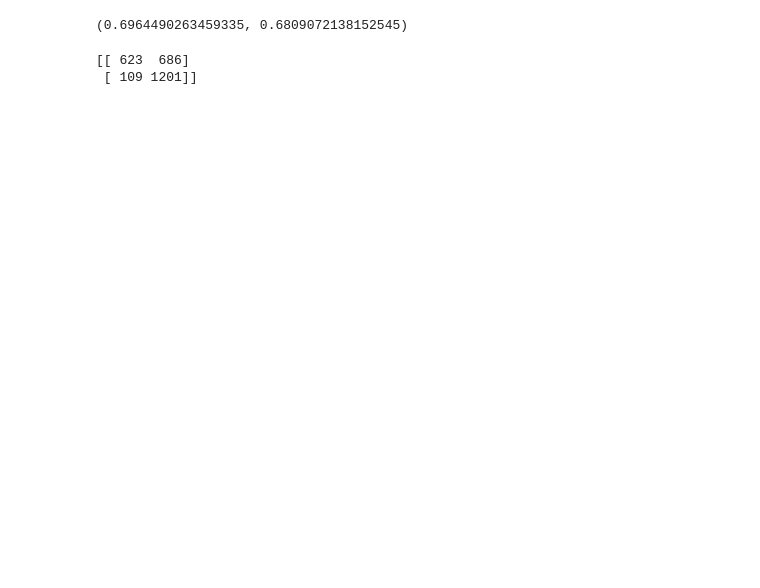
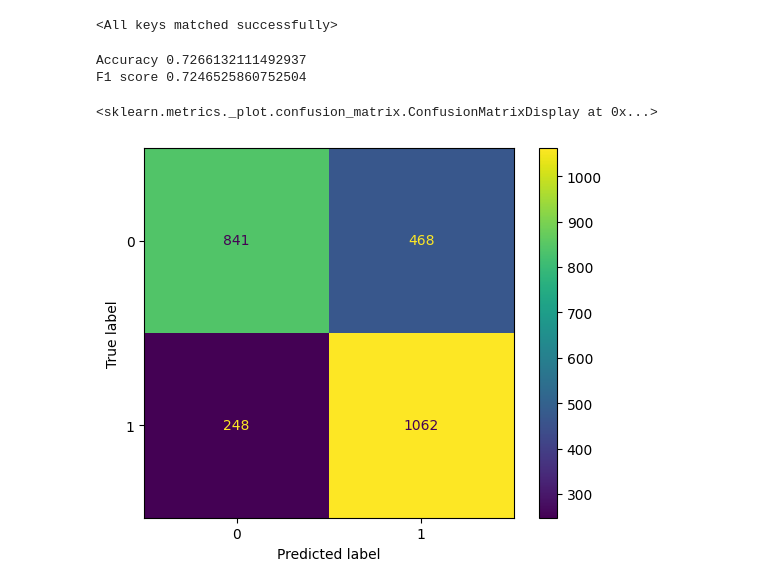
Before and after one commit to MatteoFasulo/ECG-Chagas, a Jupyter notebook: kaggle.ipynb, the cells around one changed output. Cells and saved outputs as stored; diff of their text form; code cells hidden in the pictures; blank space fills up the shorter version.

```diff
--- a/kaggle.ipynb
+++ b/kaggle.ipynb
@@ -983,11 +993,11 @@ NameError: name 'model' is not defined
 device = torch.device("cuda" if torch.cuda.is_available() else "cpu")
 
 # Initialize model
-model = Net1D(in_channels=12, base_filters=16, ratio=1, filter_list=[64, 160, 160, 400, 400, 1024, 1024],
+model = Net1D(in_channels=12, base_filters=32, ratio=1, filter_list=[64, 128, 256, 256, 512, 512, 1024],
                m_blocks_list=[2, 2, 2, 3, 3, 4, 4], kernel_size=15, stride=2, groups_width=16, n_classes=1)
 model.to(device)
 
 # Define loss function, optimizer, and scheduler
 criterion = nn.BCEWithLogitsLoss()
-optimizer = torch.optim.AdamW(model.parameters(), lr=1e-3, weight_decay=1e-3)
+optimizer = torch.optim.AdamW(model.parameters(), lr=1e-2, weight_decay=1e-3)
 scheduler = torch.optim.lr_scheduler.ReduceLROnPlateau(optimizer, mode='min', factor=0.1, patience=10)
@@ -994,19 +1024,21 @@ scheduler = torch.optim.lr_scheduler.ReduceLROnPlateau(optimizer, mode='min', fa
 # %%
-torch.manual_seed(SEED)
-
 epochs = 20
 best_val_loss = float('inf')
 patience_counter = 0
-device = 'cuda'
+patience = 5
 
 for epoch in range(epochs):
     model.train()
     train_loss = 0.0
     n_elements = 0
-    for X, y in tqdm(train_dloader, desc=f"Epoch {epoch+1}/{epochs}"):
+    for X, y, age, sex in tqdm(train_dloader, desc=f"Epoch {epoch+1}/{epochs}"):
         X, y = X.to(device), y.to(device)
+        age, sex = age.to(device), sex.to(device)
+        # Combine age and sex into a single demographic tensor
+        demographic = torch.stack((age, sex), dim=1)
+
         optimizer.zero_grad()
-        outputs = model(X)
+        outputs = model(X, demographic)
         loss = criterion(outputs, y)
         loss.backward()
         optimizer.step()
@@ -1018,16 +1050,18 @@ for epoch in range(epochs):
     model.eval()
     val_loss = 0.0
     with torch.no_grad():
-        for inputs, targets in val_dloader:
-            inputs, targets = inputs.to(device), targets.to(device)
-            outputs = model(inputs)
-            loss = criterion(outputs, targets)
+        for X, y, age, sex in val_dloader:
+            X, y = X.to(device), y.to(device)
+            age, sex = age.to(device), sex.to(device)
+            demographic = torch.stack((age, sex), dim=1)
+            outputs = model(X, demographic)
+            loss = criterion(outputs, y)
             val_loss += loss.item()
 
     val_loss /= len(val_dloader)
     scheduler.step(val_loss)
 
-    print(f"Epoch {epoch+1}/{epochs} - Train Loss: {train_loss:.4f} - Val Loss: {val_loss:.4f}")
+    print(f"Epoch {epoch+1}/{epochs}\tTrain Loss: {train_loss:.4f}\tVal Loss: {val_loss:.4f}\tL.rate: {scheduler._last_lr:.rf}")
 
     if val_loss < best_val_loss:
         best_val_loss = val_loss
@@ -1046,3 +1077,10 @@ NameError: name 'patience' is not defined
+# %%
+model = Net1D(in_channels=12, base_filters=16, ratio=1, filter_list=[64, 160, 160, 400, 400, 1024, 1024],
+               m_blocks_list=[2, 2, 2, 3, 3, 4, 4], kernel_size=15, stride=2, groups_width=16, n_classes=1)
+model.to(device)
+model.load_state_dict(torch.load("best_model.pth", weights_only=True))
+# %% [output]
+<All keys matched successfully>
 # %%
 model.eval()
 
@@ -1051,9 +1089,11 @@ predictions = []
 
 # Disable gradient calculation for inference
 with torch.no_grad():
-    for X,_ in tqdm(test_dloader, desc="Predicting"):
+    for X, _, age, sex in tqdm(test_dloader, desc="Predicting"):
         X = X.to(device)
-        outputs = model(X)  # Raw logits
+        age, sex = age.to(device), sex.to(device)
+        demographic = torch.stack((age, sex), dim=1)
+        outputs = model(X, demographic)  # Raw logits
         probs = torch.sigmoid(outputs)  # Convert logits to probabilities
         y_pred = (probs >= 0.5).long()  # Convert probabilities to {0,1}
         predictions.extend(y_pred.cpu().numpy())  # Convert to NumPy array
@@ -1063,14 +1103,17 @@ predictions = np.array(predictions)
 # %%
 from sklearn.metrics import accuracy_score, f1_score
 
-accuracy_score(y_test, predictions), f1_score(y_test, predictions, average='macro')
+print("Accuracy", accuracy_score(y_test, predictions))
+print("F1 score", f1_score(y_test, predictions, average='macro'))
 # %% [output]
-(0.6964490263459335, 0.6809072138152545)
+Accuracy 0.7266132111492937
+F1 score 0.7246525860752504
 # %%
 import sklearn
 
 cm = sklearn.metrics.confusion_matrix(y_test, predictions)
-print(cm)
+disp = ConfusionMatrixDisplay(confusion_matrix=cm)
+disp.plot()
 # %% [output]
-[[ 623  686]
- [ 109 1201]]
+<sklearn.metrics._plot.confusion_matrix.ConfusionMatrixDisplay at 0x...>
+[figure, added]
```
Also changed, not shown: parts of 15 cells of this notebook.
